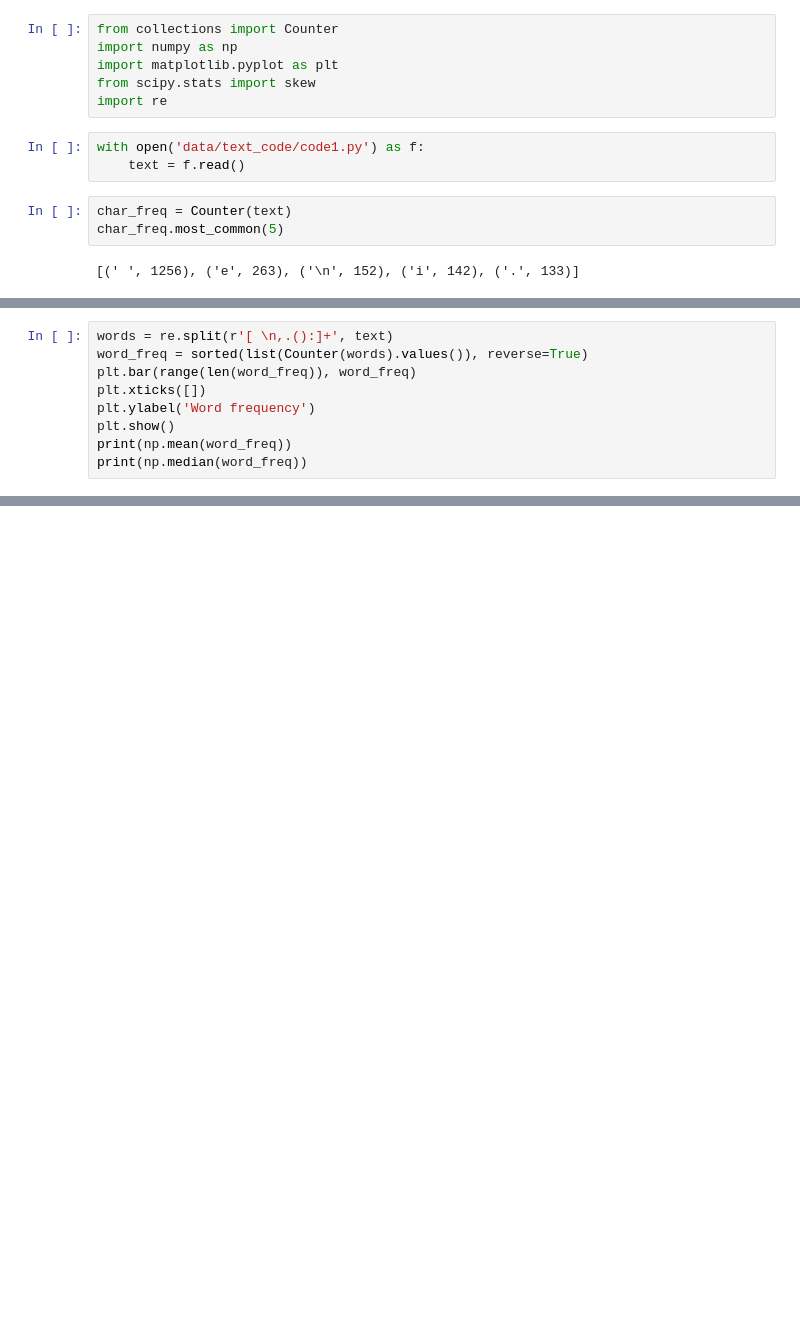
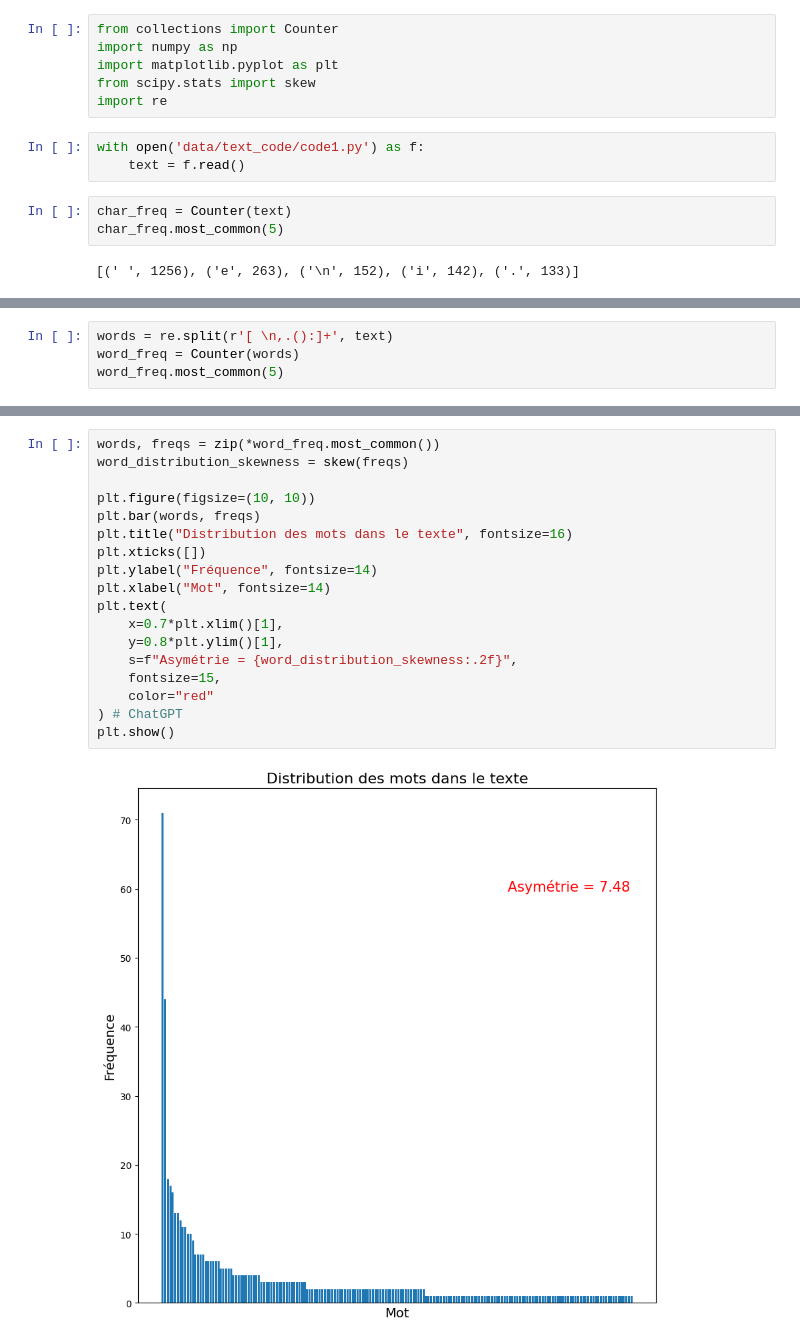
Before and after one commit to BaiWuLi/INF8770, a Jupyter notebook: tp1/text_code.ipynb, the cells around one changed output, grey strips where cells are left out. Drawn from its saved outputs; the diff is of its cells as text; blank space fills up the shorter version.

```diff
--- a/tp1/text_code.ipynb
+++ b/tp1/text_code.ipynb
@@ -61,10 +54,5 @@ plt.show()
 # %%
 words = re.split(r'[ \n,.():]+', text)
-word_freq = sorted(list(Counter(words).values()), reverse=True)
-plt.bar(range(len(word_freq)), word_freq)
-plt.xticks([])
-plt.ylabel('Word frequency')
-plt.show()
-print(np.mean(word_freq))
-print(np.median(word_freq))
+word_freq = Counter(words)
+word_freq.most_common(5)
 # %% [output]
@@ -94,0 +80,20 @@ x: 11 (1.78%)
+# %%
+words, freqs = zip(*word_freq.most_common())
+word_distribution_skewness = skew(freqs)
+
+plt.figure(figsize=(10, 10))
+plt.bar(words, freqs)
+plt.title("Distribution des mots dans le texte", fontsize=16)
+plt.xticks([])
+plt.ylabel("Fréquence", fontsize=14)
+plt.xlabel("Mot", fontsize=14)
+plt.text(
+    x=0.7*plt.xlim()[1],
+    y=0.8*plt.ylim()[1],
+    s=f"Asymétrie = {word_distribution_skewness:.2f}",
+    fontsize=15,
+    color="red"
+) # ChatGPT
+plt.show()
+# %% [output]
+[figure, added]
```
Also changed, not shown: parts of 9 cells of this notebook, 2 other files.
